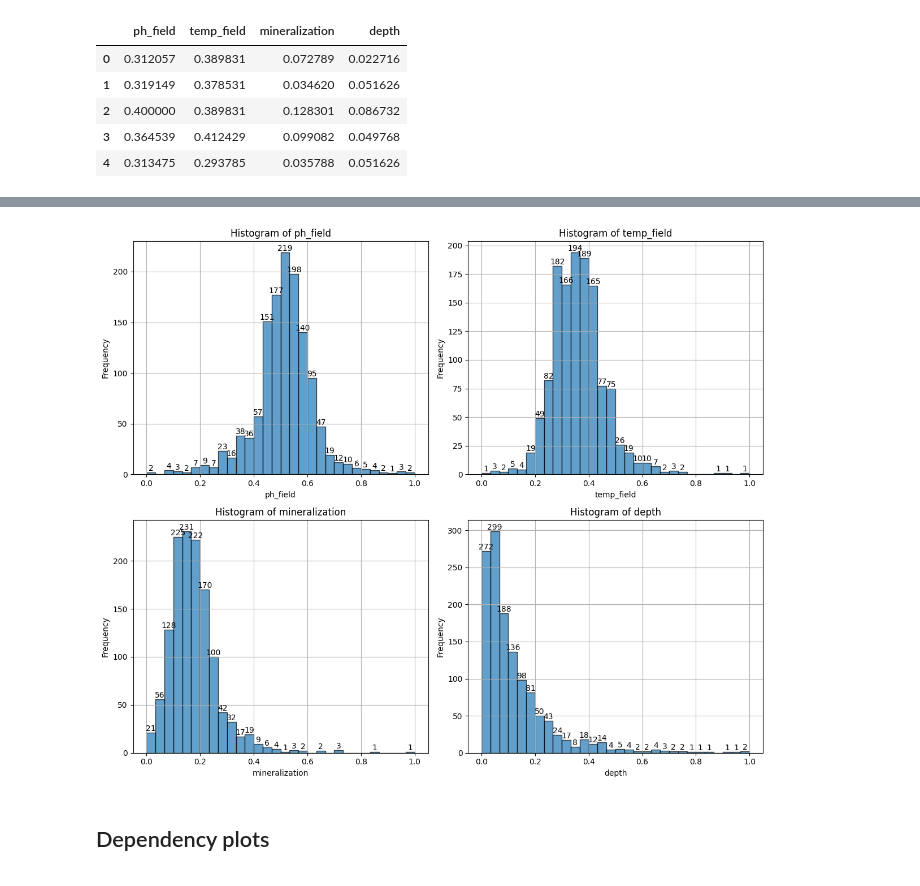
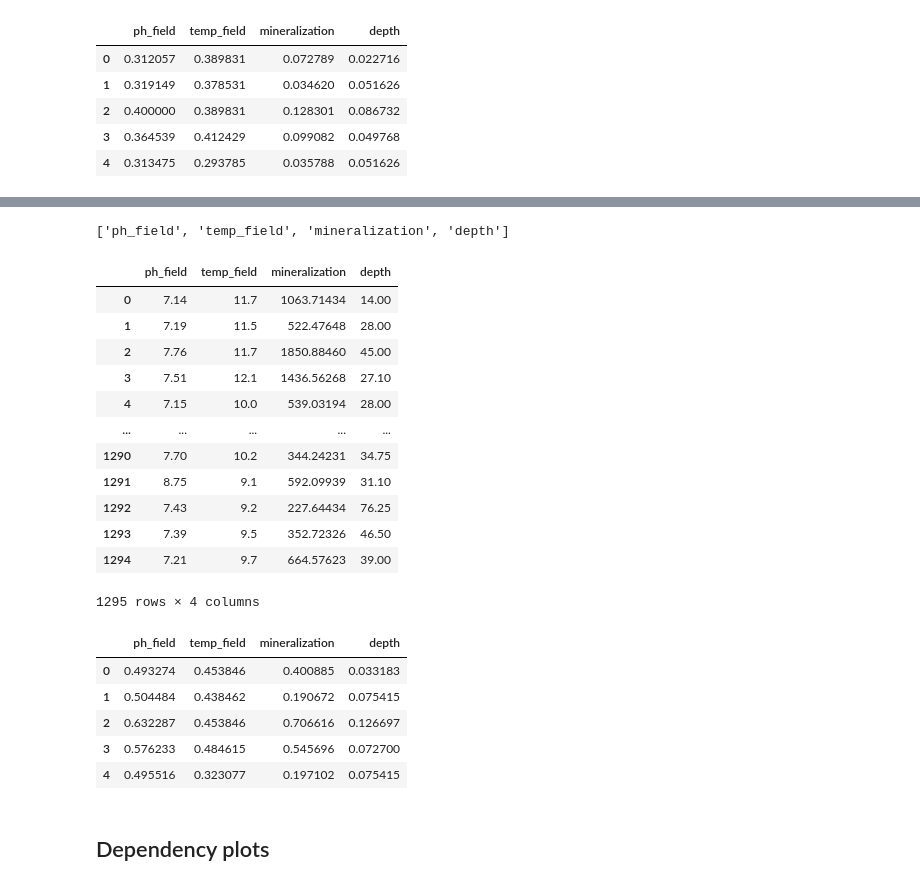
Before and after one commit to SnoxE/data-exploration, a Jupyter notebook: project/new_data_final final.ipynb, the cells around one changed output, grey strips where cells are left out. Saved outputs shown, nothing was run; the diff lists cells and outputs as text; code cells hidden in the pictures.

```diff
--- a/project/new_data_final final.ipynb
+++ b/project/new_data_final final.ipynb
@@ -329,12 +333,37 @@ df_without_edge_values.shape
+# %%
+columns_to_scale
+# %% [output]
+['ph_field', 'temp_field', 'mineralization', 'depth']
+# %%
+df_without_edge_values[columns_to_scale]
+# %% [output]
+|  | ph_field | temp_field | mineralization | depth |
+| 0 | 7.14 | 11.7 | 1063.71434 | 14.00 |
+| 1 | 7.19 | 11.5 | 522.47648 | 28.00 |
+| 2 | 7.76 | 11.7 | 1850.88460 | 45.00 |
+| 3 | 7.51 | 12.1 | 1436.56268 | 27.10 |
+| 4 | 7.15 | 10.0 | 539.03194 | 28.00 |
+| ... | ... | ... | ... | ... |
+| 1290 | 7.70 | 10.2 | 344.24231 | 34.75 |
+| 1291 | 8.75 | 9.1 | 592.09939 | 31.10 |
+| 1292 | 7.43 | 9.2 | 227.64434 | 76.25 |
+| 1293 | 7.39 | 9.5 | 352.72326 | 46.50 |
+| 1294 | 7.21 | 9.7 | 664.57623 | 39.00 |
+1295 rows × 4 columns
 # %%
 scaler = MinMaxScaler()
 
-columns_to_scale = df_without_edge_values.columns
 df_normalized_without_edge_values = pd.DataFrame(scaler.fit_transform(df_without_edge_values[columns_to_scale]), columns=columns_to_scale)
 
-plot_histogram(df_normalized_without_edge_values)
+# plot_histogram(df_normalized_without_edge_values)
+df_normalized_without_edge_values.head()
 # %% [output]
-[figure, removed]
+|  | ph_field | temp_field | mineralization | depth |
+| 0 | 0.493274 | 0.453846 | 0.400885 | 0.033183 |
+| 1 | 0.504484 | 0.438462 | 0.190672 | 0.075415 |
+| 2 | 0.632287 | 0.453846 | 0.706616 | 0.126697 |
+| 3 | 0.576233 | 0.484615 | 0.545696 | 0.072700 |
+| 4 | 0.495516 | 0.323077 | 0.197102 | 0.075415 |
 # %% [markdown]
 ## Dependency plots
 # %%
```
Also changed, not shown: parts of 10 cells of this notebook, 2 other files.
